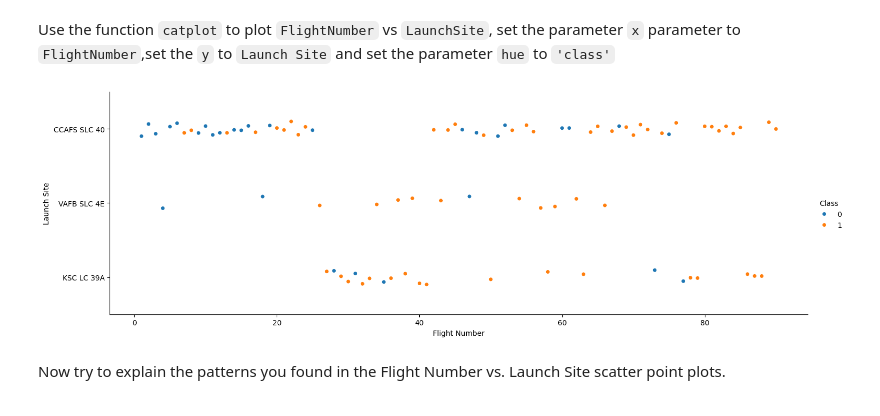
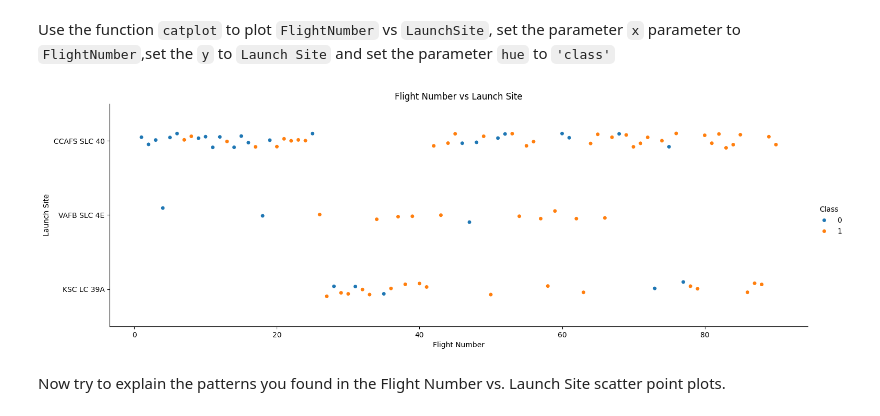
Before and after one commit to jrkopp/data-science-capstone, a Jupyter notebook: jupyter-labs-eda-dataviz-v2.ipynb, the cells around one changed output. Cells and saved outputs as stored; diff of their text form; code cells hidden in the pictures.

```diff
--- a/jupyter-labs-eda-dataviz-v2.ipynb
+++ b/jupyter-labs-eda-dataviz-v2.ipynb
@@ -143,11 +144,12 @@ Use the function <code>catplot</code> to plot <code>FlightNumber</code> vs <code
 # %%
 # Plot a scatter point chart with x axis to be Flight Number and y axis to be the launch site, and hue to be the class value
 sns.catplot(x='FlightNumber',y='LaunchSite', hue='Class', data=df, aspect=3)
 plt.xlabel("Flight Number")
 plt.ylabel("Launch Site")
+plt.title("Flight Number vs Launch Site")
 plt.show()
 # %% [output]
-[figure, old version]
+[figure, new version]
 # %% [markdown]
 Now try to explain the patterns you found in the Flight Number vs. Launch Site scatter point plots.
 # %% [markdown]
```
Also changed, not shown: parts of 5 cells of this notebook, 7 other files.
